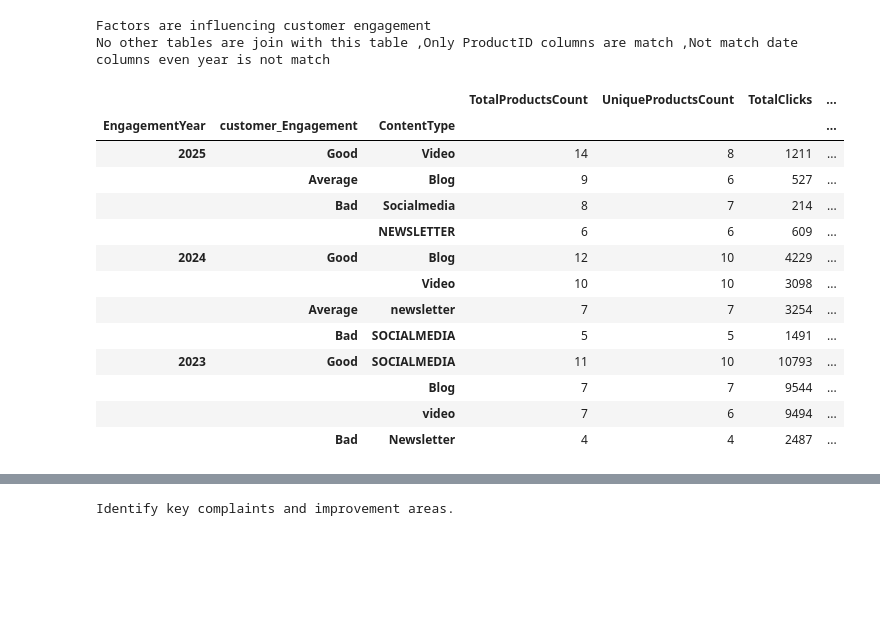
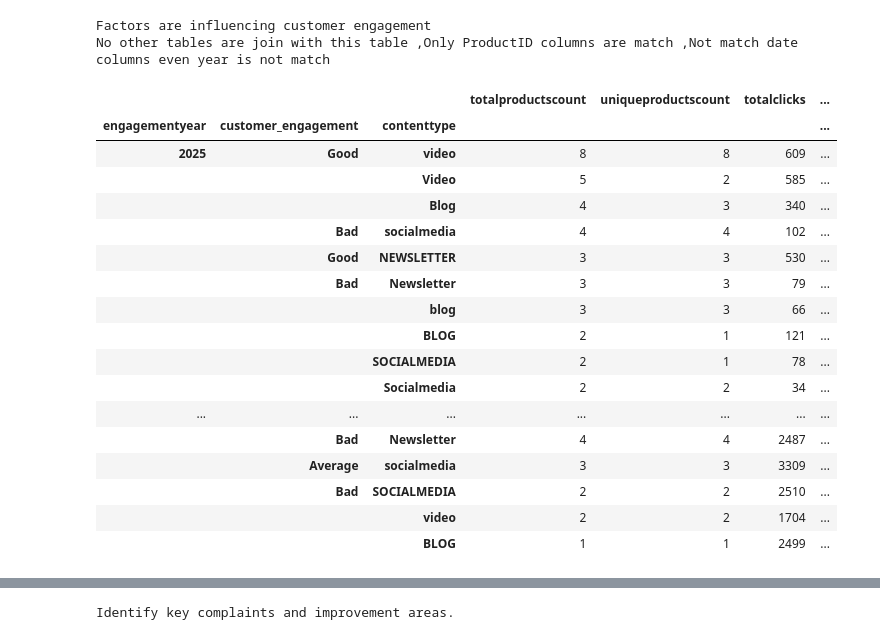
Before and after one commit to sakthignanaprakasamv/Customer-Behavior-Analysis, a Jupyter notebook: Customer Behavior Analysis.ipynb, the cells around one changed output, grey strips where cells are left out. Saved outputs shown, nothing was run; the diff lists cells and outputs as text; code cells hidden in the pictures; blank space fills up the shorter version.

```diff
--- a/Customer Behavior Analysis.ipynb
+++ b/Customer Behavior Analysis.ipynb
@@ -387,24 +374,28 @@ Factors are influencing customer engagement
 # %%
 print('Factors are influencing customer engagement')
 print('No other tables are join with this table ,Only ProductID columns are match ,Not match date columns even year is not match')
 data=fetch_data(conn,query)
-data.groupby(['EngagementYear', 'customer_Engagement', 'ContentType'])[['TotalProductsCount', 'UniqueProductsCount', 'TotalClicks', 'TotalViews']].sum().sort_values(by=['EngagementYear', 'TotalProductsCount', 'TotalClicks', 'TotalViews'], ascending=False)
+data.groupby(['engagementyear', 'customer_engagement', 'contenttype'])[['totalproductscount', 'uniqueproductscount', 'totalclicks', 'totalviews']].sum().sort_values(by=['engagementyear', 'totalproductscount', 'totalclicks', 'totalviews'], ascending=False)
 # %% [output]
 Factors are influencing customer engagement
 No other tables are join with this table ,Only ProductID columns are match ,Not match date columns even year is not match
-|  |  |  | TotalProductsCount | UniqueProductsCount | TotalClicks | ... |
-| EngagementYear | customer_Engagement | ContentType |  |  |  | ... |
-| 2025 | Good | Video | 14 | 8 | 1211 | ... |
-|  | Average | Blog | 9 | 6 | 527 | ... |
-|  | Bad | Socialmedia | 8 | 7 | 214 | ... |
-|  |  | NEWSLETTER | 6 | 6 | 609 | ... |
-| 2024 | Good | Blog | 12 | 10 | 4229 | ... |
-|  |  | Video | 10 | 10 | 3098 | ... |
-|  | Average | newsletter | 7 | 7 | 3254 | ... |
-|  | Bad | SOCIALMEDIA | 5 | 5 | 1491 | ... |
-| 2023 | Good | SOCIALMEDIA | 11 | 10 | 10793 | ... |
-|  |  | Blog | 7 | 7 | 9544 | ... |
-|  |  | video | 7 | 6 | 9494 | ... |
+|  |  |  | totalproductscount | uniqueproductscount | totalclicks | ... |
+| engagementyear | customer_engagement | contenttype |  |  |  | ... |
+| 2025 | Good | video | 8 | 8 | 609 | ... |
+|  |  | Video | 5 | 2 | 585 | ... |
+|  |  | Blog | 4 | 3 | 340 | ... |
+|  | Bad | socialmedia | 4 | 4 | 102 | ... |
+|  | Good | NEWSLETTER | 3 | 3 | 530 | ... |
+|  | Bad | Newsletter | 3 | 3 | 79 | ... |
+|  |  | blog | 3 | 3 | 66 | ... |
+|  |  | BLOG | 2 | 1 | 121 | ... |
+|  |  | SOCIALMEDIA | 2 | 1 | 78 | ... |
+|  |  | Socialmedia | 2 | 2 | 34 | ... |
+| ... | ... | ... | ... | ... | ... | ... |
 |  | Bad | Newsletter | 4 | 4 | 2487 | ... |
+|  | Average | socialmedia | 3 | 3 | 3309 | ... |
+|  | Bad | SOCIALMEDIA | 2 | 2 | 2510 | ... |
+|  |  | video | 2 | 2 | 1704 | ... |
+|  |  | BLOG | 1 | 1 | 2499 | ... |
 # %%
 query = """SELECT Stage, COUNT(*) AS DropOffCount
```
Also changed, not shown: parts of 12 cells of this notebook, 5 other files.
